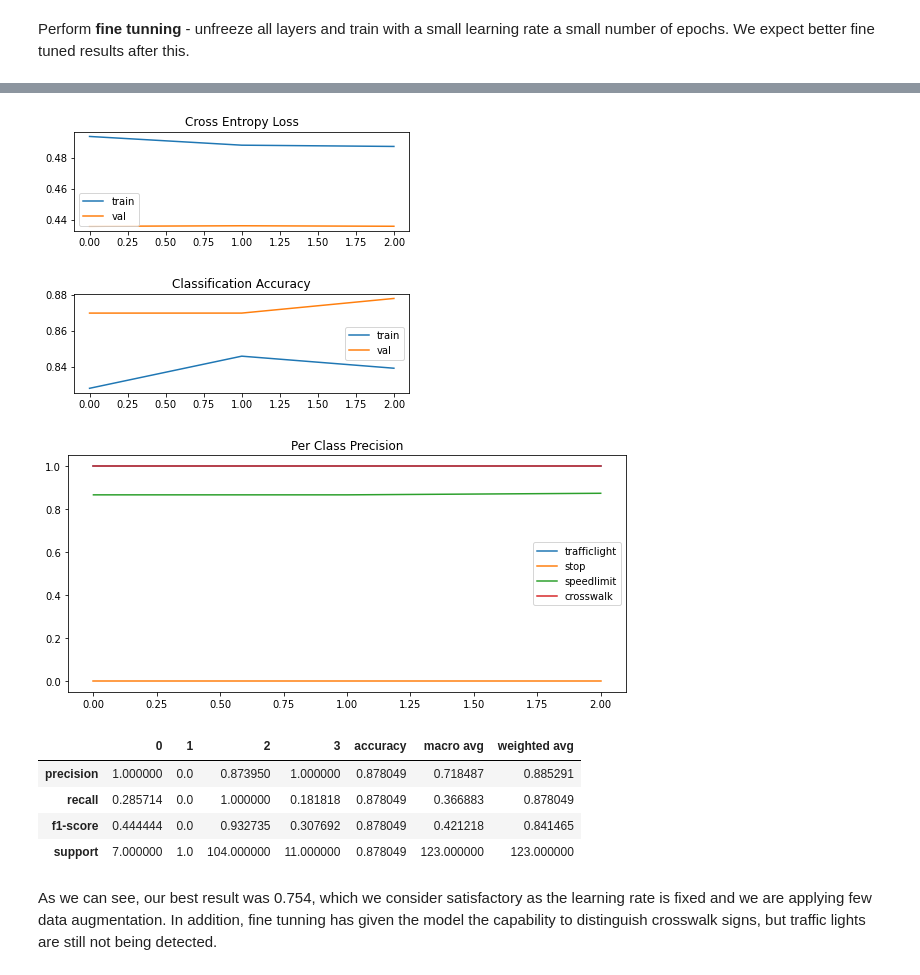
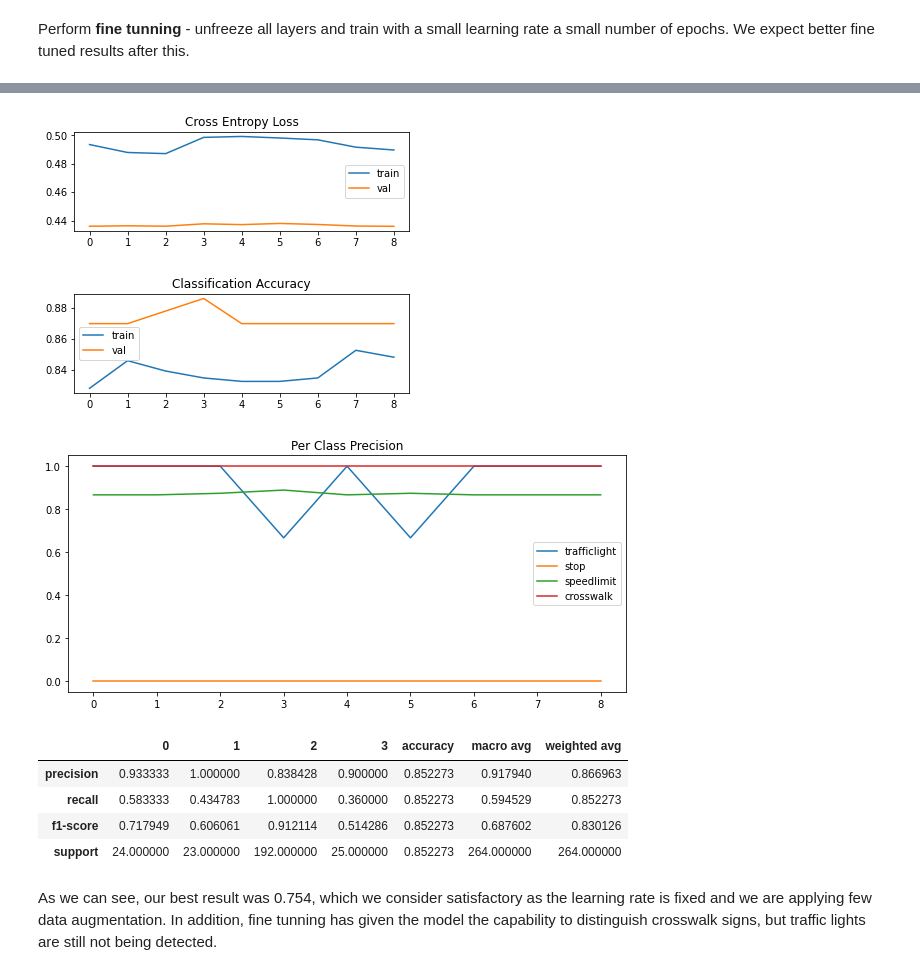
Before and after one commit to joaolucasmartins/VC2022, a Jupyter notebook: Part2/classification.ipynb, the cells around one changed output, grey strips where cells are left out. Cells and saved outputs as stored; diff of their text form; code cells hidden in the pictures.

```diff
--- a/Part2/classification.ipynb
+++ b/Part2/classification.ipynb
@@ -201,7 +201,8 @@ def get_dataloaders(input_size, mean, std, transform_f):
     val_dataloader = DataLoader(val_dataset, batch_size=batch_size, shuffle=False, num_workers=num_workers, drop_last=False)
 
     test_dataset = TrafficSignDataset(annotations_directory, test_images_filenames, images_directory, transform=val_transform)
-    test_dataloader = DataLoader(val_dataset, batch_size=batch_size, shuffle=False, num_workers=num_workers, drop_last=False)
+    test_dataloader = DataLoader(test_dataset, batch_size=batch_size, shuffle=False, num_workers=num_workers, drop_last=False)
+
     return train_dataloader, val_dataloader, test_dataloader
 # %% [markdown]
 Define device
@@ -612,8 +615,7 @@ resnet_trainer.optimizer = torch.optim.SGD(resnet_model_trained.parameters(), lr
 resnet_trainer.num_epochs = 3
 resnet_trainer.unfreeze_layers()
 
-if need_train: # Train if previous cell has trained too
-    resnet_trainer.train(train_dataloader, val_dataloader, "fine_tuning")
+resnet_trainer.train(train_dataloader, val_dataloader, "fine_tuning")
 
 plotTrainingHistory(resnet_trainer.accuracies, "fine_tuning")
 # %% [output]
@@ -627,16 +629,16 @@ Epoch 12 - Train loss: 0.487     Train acc: 0.839 - Val loss: 0.436      Val acc
 Finished
-[figure, old version]
+[figure, new version]
-[figure, old version]
+[figure, new version]
-[figure, old version]
+[figure, new version]
 # %%
 res = resnet_trainer.test(test_dataloader)
 pd.DataFrame.from_dict(res)
 # %% [output]
 |  | 0 | 1 | 2 | 3 | accuracy | macro avg | weighted avg |
-| precision | 1.000000 | 0.0 | 0.873950 | 1.000000 | 0.878049 | 0.718487 | 0.885291 |
-| recall | 0.285714 | 0.0 | 1.000000 | 0.181818 | 0.878049 | 0.366883 | 0.878049 |
-| f1-score | 0.444444 | 0.0 | 0.932735 | 0.307692 | 0.878049 | 0.421218 | 0.841465 |
-| support | 7.000000 | 1.0 | 104.000000 | 11.000000 | 0.878049 | 123.000000 | 123.000000 |
+| precision | 0.933333 | 1.000000 | 0.838428 | 0.900000 | 0.852273 | 0.917940 | 0.866963 |
+| recall | 0.583333 | 0.434783 | 1.000000 | 0.360000 | 0.852273 | 0.594529 | 0.852273 |
+| f1-score | 0.717949 | 0.606061 | 0.912114 | 0.514286 | 0.852273 | 0.687602 | 0.830126 |
+| support | 24.000000 | 23.000000 | 192.000000 | 25.000000 | 0.852273 | 264.000000 | 264.000000 |
 # %% [markdown]
 As we can see, our best result was 0.754, which we consider satisfactory as the learning rate is fixed and we are applying few data augmentation. In addition, fine tunning has given the model the capability to distinguish crosswalk signs, but traffic lights are still not being detected.
 # %% [markdown]
```
Also changed, not shown: parts of 18 cells of this notebook.
